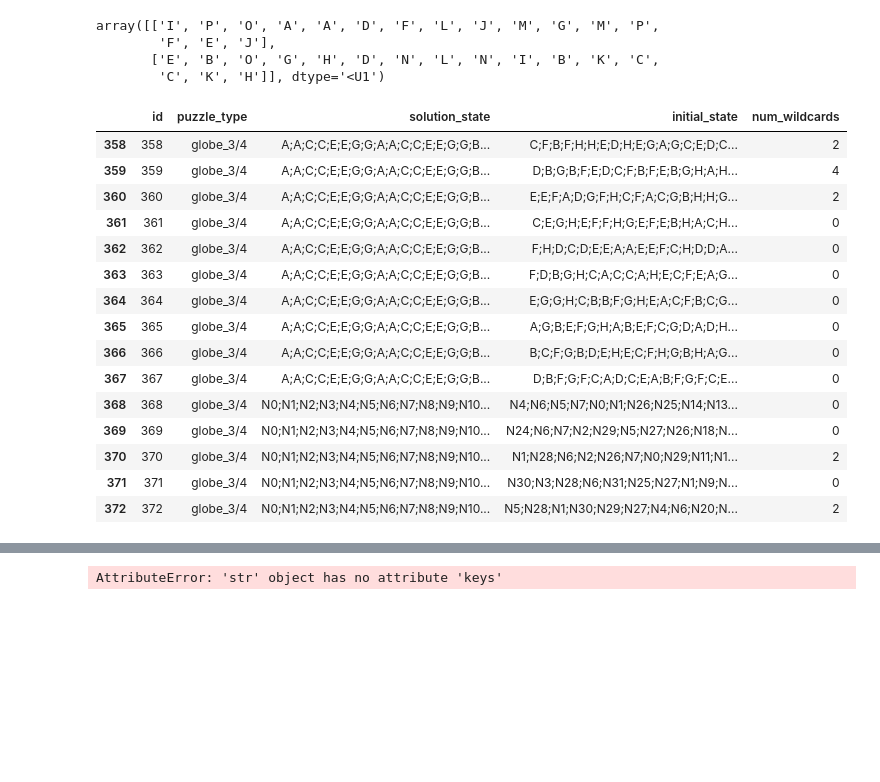
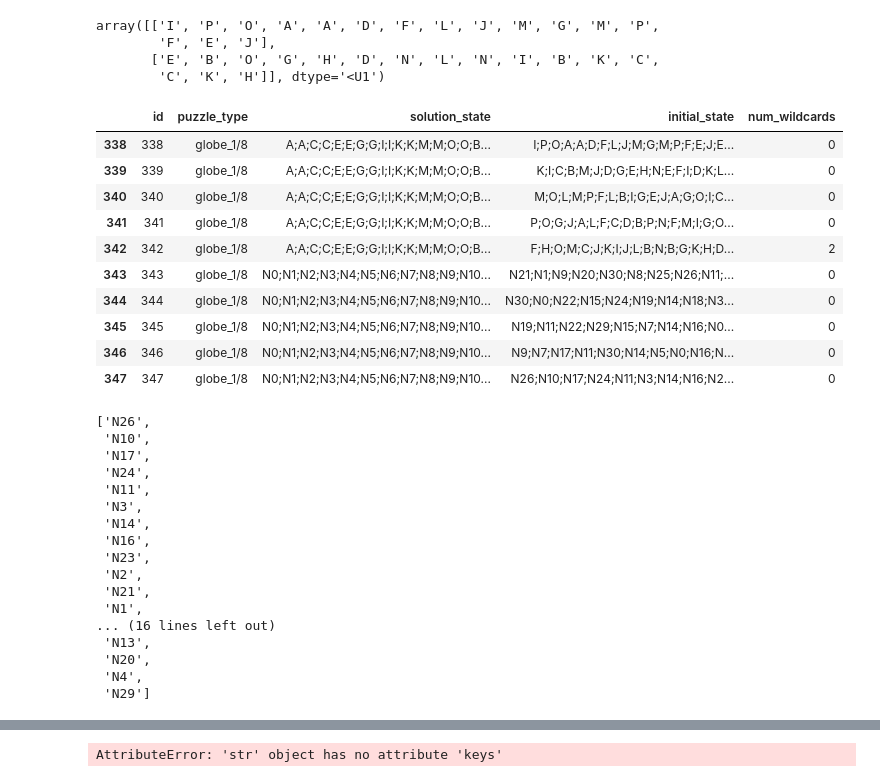
Before and after one commit to timothygao8710/Polytope-Permutation-Puzzle, a Jupyter notebook: Globe/solve_globe.ipynb, the cells around one changed output, grey strips where cells are left out. Saved outputs shown, nothing was run; the diff lists cells and outputs as text; code cells hidden in the pictures; blank space fills up the shorter version.

```diff
--- a/Globe/solve_globe.ipynb
+++ b/Globe/solve_globe.ipynb
@@ -51,21 +51,37 @@ array([['I', 'P', 'O', 'A', 'A', 'D', 'F', 'L', 'J', 'M', 'G', 'M', 'P',
        ['E', 'B', 'O', 'G', 'H', 'D', 'N', 'L', 'N', 'I', 'B', 'K', 'C',
         'C', 'K', 'H']], dtype='<U1')
 # %%
-puzzles_df[puzzles_df["puzzle_type"] == 'globe_3/4']
+puzzles_df[puzzles_df["puzzle_type"] == 'globe_1/8']
 # %% [output]
 |  | id | puzzle_type | solution_state | initial_state | num_wildcards |
-| 358 | 358 | globe_3/4 | A;A;C;C;E;E;G;G;A;A;C;C;E;E;G;G;B... | C;F;B;F;H;H;E;D;H;E;G;A;G;C;E;D;C... | 2 |
-| 359 | 359 | globe_3/4 | A;A;C;C;E;E;G;G;A;A;C;C;E;E;G;G;B... | D;B;G;B;F;E;D;C;F;B;F;E;B;G;H;A;H... | 4 |
-| 360 | 360 | globe_3/4 | A;A;C;C;E;E;G;G;A;A;C;C;E;E;G;G;B... | E;E;F;A;D;G;F;H;C;F;A;C;G;B;H;H;G... | 2 |
-| 361 | 361 | globe_3/4 | A;A;C;C;E;E;G;G;A;A;C;C;E;E;G;G;B... | C;E;G;H;E;F;F;H;G;E;F;E;B;H;A;C;H... | 0 |
-| 362 | 362 | globe_3/4 | A;A;C;C;E;E;G;G;A;A;C;C;E;E;G;G;B... | F;H;D;C;D;E;E;A;A;E;E;F;C;H;D;D;A... | 0 |
-| 363 | 363 | globe_3/4 | A;A;C;C;E;E;G;G;A;A;C;C;E;E;G;G;B... | F;D;B;G;H;C;A;C;C;A;H;E;C;F;E;A;G... | 0 |
-| 364 | 364 | globe_3/4 | A;A;C;C;E;E;G;G;A;A;C;C;E;E;G;G;B... | E;G;G;H;C;B;B;F;G;H;E;A;C;F;B;C;G... | 0 |
-| 365 | 365 | globe_3/4 | A;A;C;C;E;E;G;G;A;A;C;C;E;E;G;G;B... | A;G;B;E;F;G;H;A;B;E;F;C;G;D;A;D;H... | 0 |
-| 366 | 366 | globe_3/4 | A;A;C;C;E;E;G;G;A;A;C;C;E;E;G;G;B... | B;C;F;G;B;D;E;H;E;C;F;H;G;B;H;A;G... | 0 |
-| 367 | 367 | globe_3/4 | A;A;C;C;E;E;G;G;A;A;C;C;E;E;G;G;B... | D;B;F;G;F;C;A;D;C;E;A;B;F;G;F;C;E... | 0 |
-| 368 | 368 | globe_3/4 | N0;N1;N2;N3;N4;N5;N6;N7;N8;N9;N10... | N4;N6;N5;N7;N0;N1;N26;N25;N14;N13... | 0 |
-| 369 | 369 | globe_3/4 | N0;N1;N2;N3;N4;N5;N6;N7;N8;N9;N10... | N24;N6;N7;N2;N29;N5;N27;N26;N18;N... | 0 |
-| 370 | 370 | globe_3/4 | N0;N1;N2;N3;N4;N5;N6;N7;N8;N9;N10... | N1;N28;N6;N2;N26;N7;N0;N29;N11;N1... | 2 |
-| 371 | 371 | globe_3/4 | N0;N1;N2;N3;N4;N5;N6;N7;N8;N9;N10... | N30;N3;N28;N6;N31;N25;N27;N1;N9;N... | 0 |
-| 372 | 372 | globe_3/4 | N0;N1;N2;N3;N4;N5;N6;N7;N8;N9;N10... | N5;N28;N1;N30;N29;N27;N4;N6;N20;N... | 2 |
+| 338 | 338 | globe_1/8 | A;A;C;C;E;E;G;G;I;I;K;K;M;M;O;O;B... | I;P;O;A;A;D;F;L;J;M;G;M;P;F;E;J;E... | 0 |
+| 339 | 339 | globe_1/8 | A;A;C;C;E;E;G;G;I;I;K;K;M;M;O;O;B... | K;I;C;B;M;J;D;G;E;H;N;E;F;I;D;K;L... | 0 |
+| 340 | 340 | globe_1/8 | A;A;C;C;E;E;G;G;I;I;K;K;M;M;O;O;B... | M;O;L;M;P;F;L;B;I;G;E;J;A;G;O;I;C... | 0 |
+| 341 | 341 | globe_1/8 | A;A;C;C;E;E;G;G;I;I;K;K;M;M;O;O;B... | P;O;G;J;A;L;F;C;D;B;P;N;F;M;I;G;O... | 0 |
+| 342 | 342 | globe_1/8 | A;A;C;C;E;E;G;G;I;I;K;K;M;M;O;O;B... | F;H;O;M;C;J;K;I;J;L;B;N;B;G;K;H;D... | 2 |
+| 343 | 343 | globe_1/8 | N0;N1;N2;N3;N4;N5;N6;N7;N8;N9;N10... | N21;N1;N9;N20;N30;N8;N25;N26;N11;... | 0 |
+| 344 | 344 | globe_1/8 | N0;N1;N2;N3;N4;N5;N6;N7;N8;N9;N10... | N30;N0;N22;N15;N24;N19;N14;N18;N3... | 0 |
+| 345 | 345 | globe_1/8 | N0;N1;N2;N3;N4;N5;N6;N7;N8;N9;N10... | N19;N11;N22;N29;N15;N7;N14;N16;N0... | 0 |
+| 346 | 346 | globe_1/8 | N0;N1;N2;N3;N4;N5;N6;N7;N8;N9;N10... | N9;N7;N17;N11;N30;N14;N5;N0;N16;N... | 0 |
+| 347 | 347 | globe_1/8 | N0;N1;N2;N3;N4;N5;N6;N7;N8;N9;N10... | N26;N10;N17;N24;N11;N3;N14;N16;N2... | 0 |
+# %%
+a = puzzles_df.iloc[347]['initial_state'].split(';')
+a
+# %% [output]
+['N26',
+ 'N10',
+ 'N17',
+ 'N24',
+ 'N11',
+ 'N3',
+ 'N14',
+ 'N16',
+ 'N23',
+ 'N2',
+ 'N21',
+ 'N1',
+... (16 lines left out)
+ 'N13',
+ 'N20',
+ 'N4',
+ 'N29']
```
Also changed, not shown: parts of 1 cell of this notebook, 10 other files.
